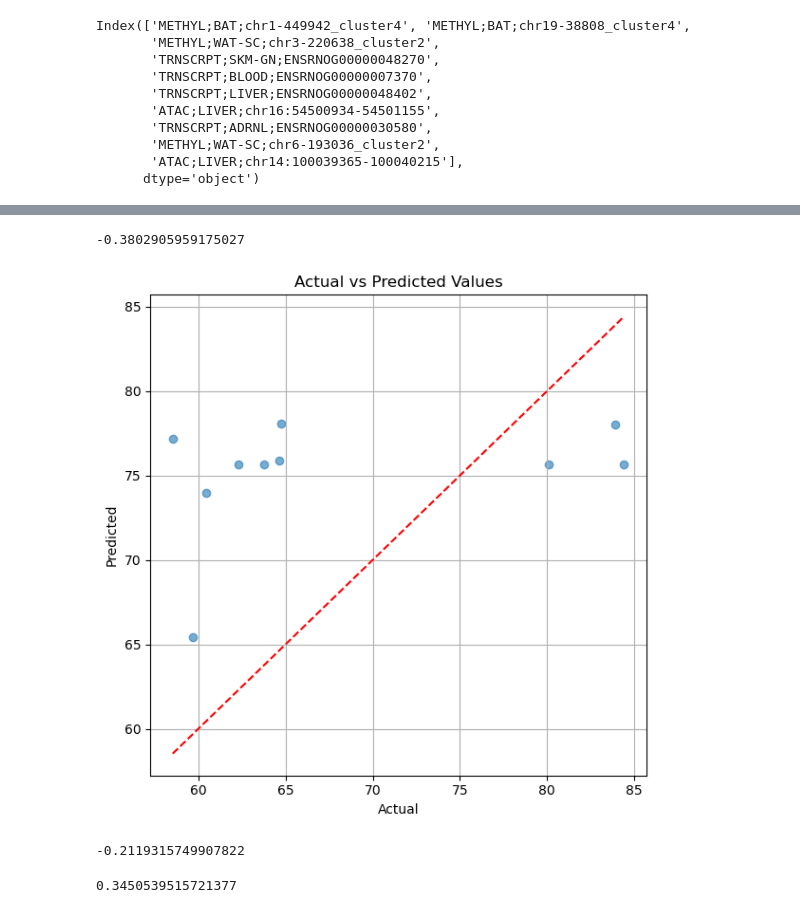
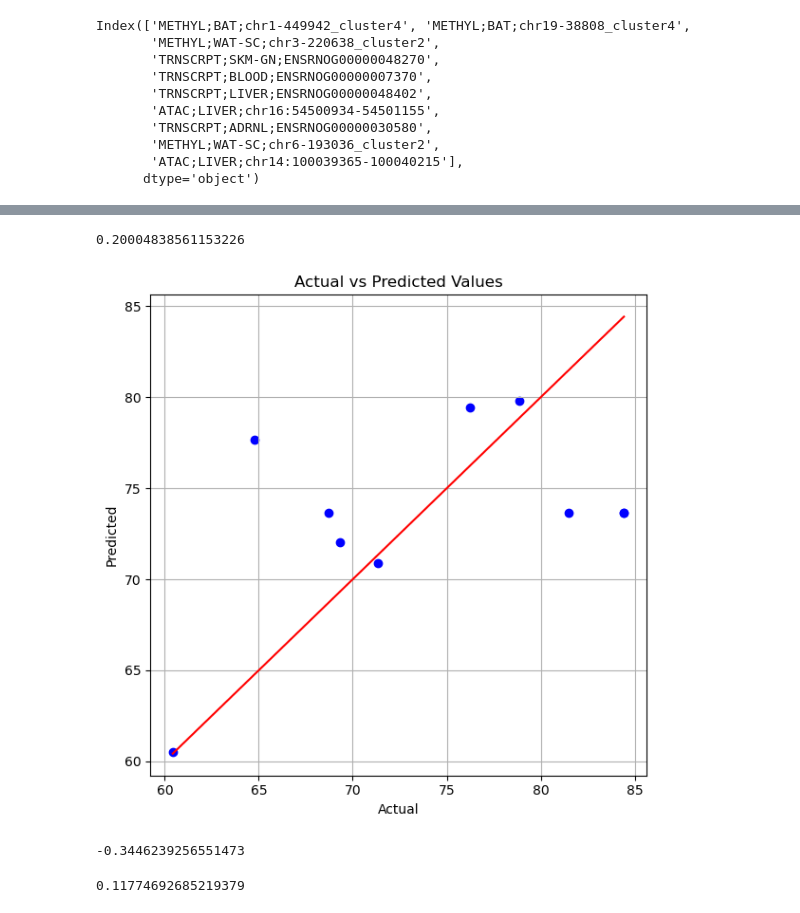
Before and after one commit to BioITHackathons/Unraveling-Exercise-Resilience-Multi-Omics-Meets-Machine-Learning, a Jupyter notebook: ml_model_vo2max.ipynb, the cells around one changed output, grey strips where cells are left out. Saved outputs shown, nothing was run; the diff lists cells and outputs as text; code cells hidden in the pictures.

```diff
--- a/ml_model_vo2max.ipynb
+++ b/ml_model_vo2max.ipynb
@@ -28,9 +28,9 @@ from sklearn.model_selection import train_test_split
 from sklearn.metrics import accuracy_score, classification_report
 from sklearn.metrics import mean_squared_error, mean_absolute_error, r2_score
 # %%
-X = vo2max_data.iloc[:,1:len(vo2max_data.columns)-2]
-y = vo2max_data.iloc[:,len(vo2max_data.columns)-2]
-stratify = vo2max_data["group"]
+X = vo2max_data.iloc[:,1:len(vo2max_data.columns)-3]
+y = vo2max_data.iloc[:,len(vo2max_data.columns)-3]
+stratify = vo2max_data[["group", "sex"]]
 # %%
 # dropping vo2 max instances with nas
 y = y.dropna(axis=0)
@@ -180,22 +187,21 @@ gbr100 = GradientBoostingRegressor()
 gbr100.fit(X_top_100_train, y_top_100_train)
 gbr100.score(X_top_100_test, y_top_100_test)
 # %% [output]
--0.3802905959175027
+0.20004838561153226
 # %%
 # Predict on the test set
 y_pred_top_100 = gbr100.predict(X_top_100_test)
 
 plt.figure(figsize=(6, 6))
-plt.scatter(y_top_100_test, y_pred_top_100, alpha=0.6)
-plt.plot([y_top_100_test.min(), y_top_100_test.max()], [y_top_100_test.min(), y_top_100_test.max()], 'r--')
+plt.scatter(y_top_100_test, y_pred_top_100, color="blue")
+plt.plot([y_top_100_test.min(), y_top_100_test.max()], [y_top_100_test.min(), y_top_100_test.max()], 'r')
 plt.xlabel("Actual")
 plt.ylabel("Predicted")
 plt.title("Actual vs Predicted Values")
 plt.grid(True)
 plt.tight_layout()
-plt.show()
 # %% [output]
-[figure, old version]
+[figure, new version]
 # %%
 # Now you can subset your data
 X_top_1000 = X_imputed[top_features_1000]
@@ -205,7 +211,7 @@ gbr1000 = GradientBoostingRegressor()
 gbr1000.fit(X_top_1000_train, y_top_1000_train)
 gbr1000.score(X_top_1000_test, y_top_1000_test)
 # %% [output]
--0.2119315749907822
+-0.3446239256551473
 # %%
 # Now you can subset your data
 X_top_5 = X_imputed[top_features_5]
@@ -215,4 +221,4 @@ gbr5 = GradientBoostingRegressor()
 gbr5.fit(X_top_5_train, y_top_5_train)
 gbr5.score(X_top_5_test, y_top_5_test)
 # %% [output]
-0.3450539515721377
+0.11774692685219379
```
Also changed, not shown: parts of 8 cells of this notebook, 1 other file.
